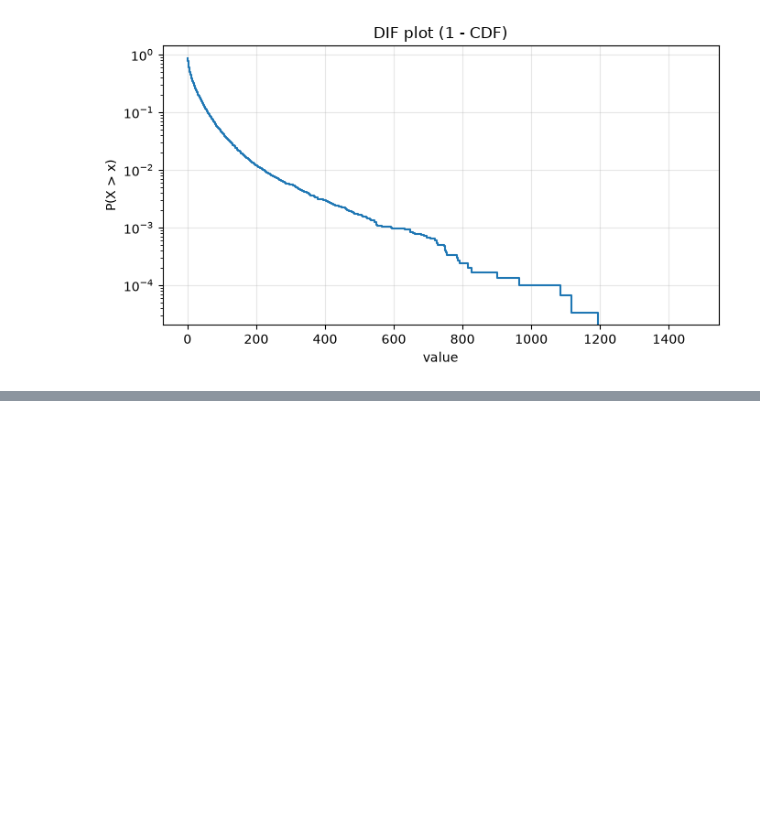
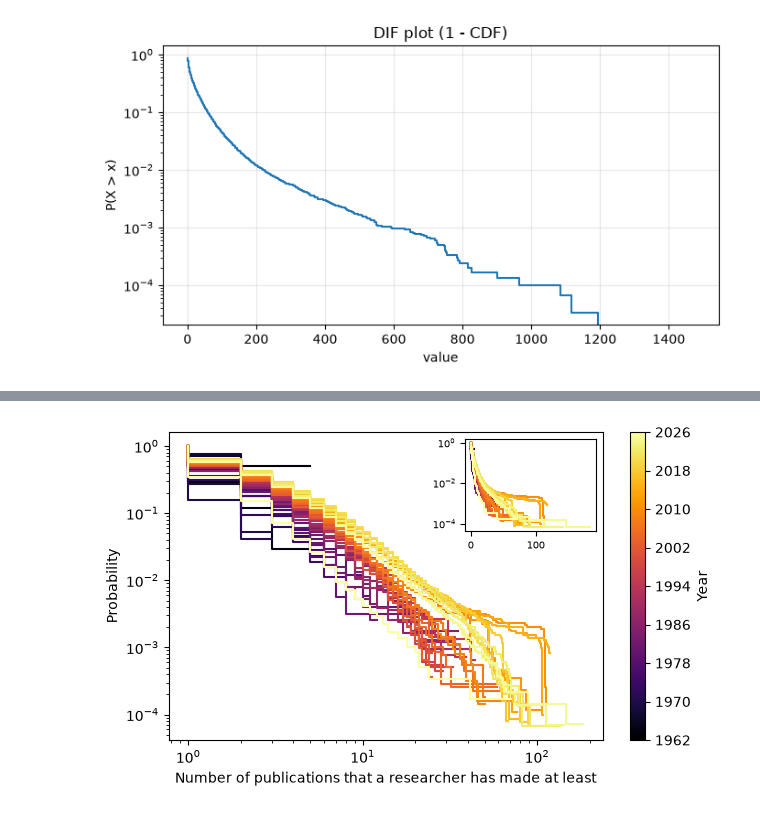
Before and after one commit to AdriRed/science-squared-avbd, a Jupyter notebook: notebooks/07_albert_author_publications_per_year_plots.ipynb, the cells around one changed output, grey strips where cells are left out. Cells and saved outputs as stored; diff of their text form; code cells hidden in the pictures; blank space fills up the shorter version.

```diff
--- a/notebooks/07_albert_author_publications_per_year_plots.ipynb
+++ b/notebooks/07_albert_author_publications_per_year_plots.ipynb
@@ -189,3 +171,78 @@ plt.show()
+# %%
+from mpl_toolkits.axes_grid1.inset_locator import inset_axes
+
+fig, ax = plt.subplots(figsize=(7, 4))
+
+cmap1 = plt.get_cmap('inferno')
+colors = cmap1(np.linspace(0, 1, len(papers_y)))
+
+# =====================================================
+# Main plot (log-log)
+# =====================================================
+
+for i, (paper, researcher) in enumerate(zip(papers_y, researchers_y)):
+    ax.step(paper, researcher, color=colors[i])
+
+ax.set_xlabel("Number of publications that a researcher has made at least")
+ax.set_ylabel("Probability")
+
+ax.set_xscale("log")
+ax.set_yscale("log")
+
+# =====================================================
+# Inset plot (linear x-axis, logarithmic y-axis)
+# =====================================================
+
+axins = inset_axes(
+    ax,
+    width="30%",
+    height="30%",
+    loc="upper right"
+)
+
+for i, (paper, researcher) in enumerate(zip(papers_y, researchers_y)):
+    axins.step(paper, researcher, color=colors[i])
+
+axins.set_xscale("linear")
+axins.set_yscale("log")
+
+#axins.set_xlabel("Publications", fontsize=8)
+#axins.set_ylabel("Probability", fontsize=8)
+
+axins.tick_params(axis='both', labelsize=7)
+
+# Optional: restrict inset x-axis
+#axins.set_xlim(0, 50)
+
+# =====================================================
+# Colorbar (year)
+# =====================================================
+
+yr_min = 1962
+yr_max = max(cleaned_papers['date'].dt.year)
+
+norm = plt.Normalize(vmin=yr_min, vmax=yr_max)
+
+sm = plt.cm.ScalarMappable(cmap=cmap1, norm=norm)
+sm.set_array([])
+
+cbar = fig.colorbar(sm, ax=ax, orientation='vertical')
+cbar.set_label('Year')
+cbar.set_ticks(range(yr_min, yr_max+1, 8))
+
+# =====================================================
+# Save figure
+# =====================================================
+
+#fig.tight_layout()
+
+path = Path('../plots/albert/CCDF_per_years.png')
+path.parent.mkdir(parents=True, exist_ok=True)
+
+plt.savefig(path, dpi=300, bbox_inches='tight')
+plt.show()
+# %% [output]
+[figure, added]
 # %%
 papers_y = []
 researchers_y = []
```
Also changed, not shown: parts of 12 cells of this notebook, 5 other files.
